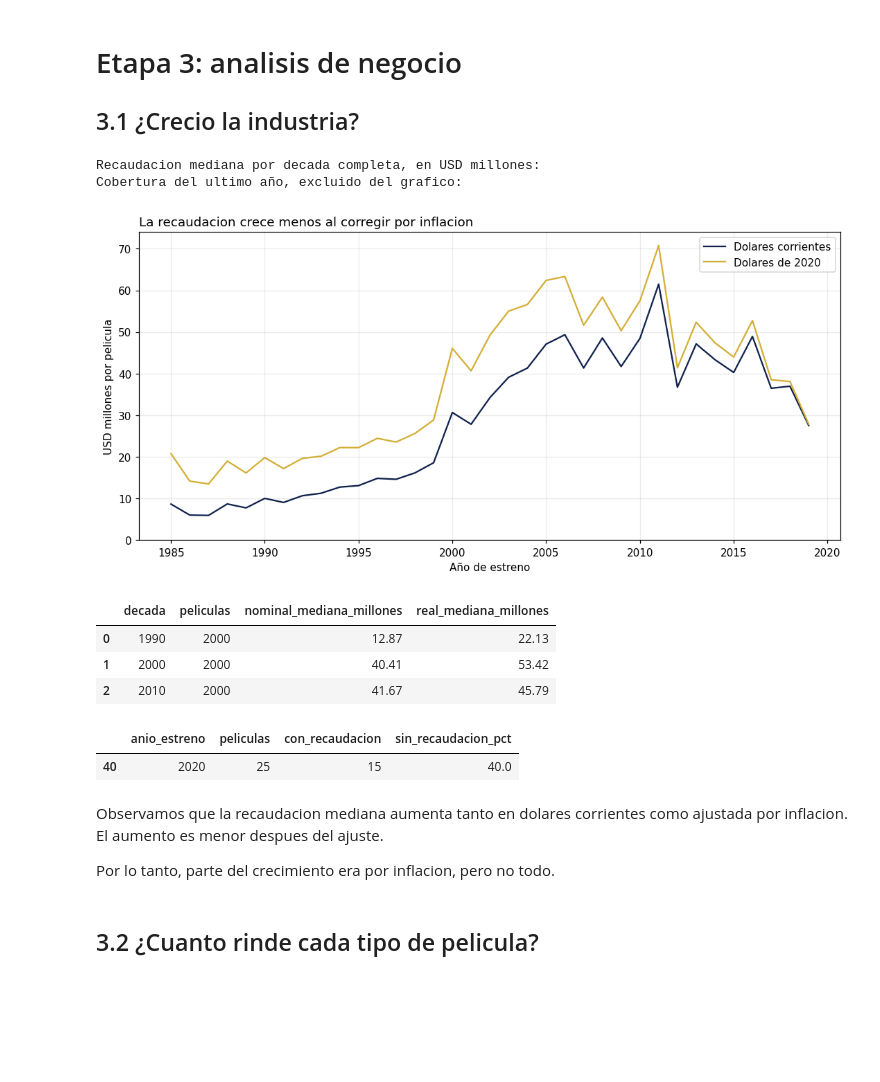
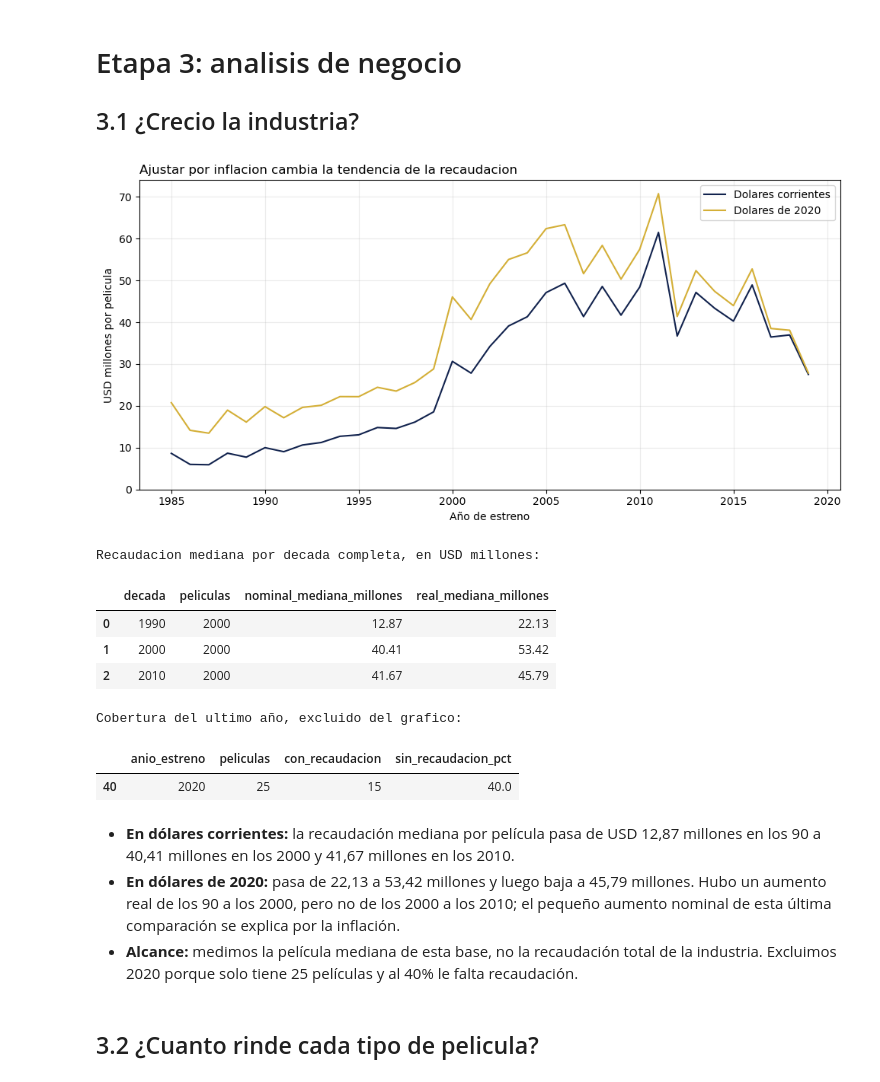
Before and after one commit to ETHARTIC/Programacion-Proyecto, a Jupyter notebook: notebooks/Proyecto_Final_B_Portafolio_Cine.ipynb, the cells around one changed output. Saved outputs shown, nothing was run; the diff lists cells and outputs as text; code cells hidden in the pictures; blank space fills up the shorter version.

```diff
--- a/notebooks/Proyecto_Final_B_Portafolio_Cine.ipynb
+++ b/notebooks/Proyecto_Final_B_Portafolio_Cine.ipynb
@@ -124,6 +101,0 @@ memory usage: 870.0 bytes
-# %%
-peliculas["fecha_estreno"] = pd.to_datetime(
-    peliculas["fecha_estreno"],
-    format="mixed",
-    dayfirst=True
-)
@@ -1621,0 +792,20 @@ Tambien marcamos si la pelicula cumple la regla de 2,5 veces el presupuesto. Con
+# %%
+# Dejamos el resultado como faltante si no hay importes para calcularlo.
+datos['fracaso_2_5x'] = datos.recupero_2_5x.map(
+    {'Si': False, 'No': True}).astype('boolean')
+datos['perdida_roi'] = (datos.roi_salas_estimado < 0).astype('boolean')
+
+comparables_riesgo = datos.loc[
+    datos.fracaso_2_5x.notna() & datos.perdida_roi.notna()]
+resumen_indicadores = pd.DataFrame({
+    'indicador': ['No alcanza 2,5 veces el presupuesto', 'ROI estimado negativo'],
+    'peliculas': [int(comparables_riesgo.fracaso_2_5x.sum()),
+                  int(comparables_riesgo.perdida_roi.sum())],
+})
+resumen_indicadores['porcentaje'] = (
+    100 * resumen_indicadores.peliculas / len(comparables_riesgo)).round(1)
+print('Peliculas con ambos importes:', len(comparables_riesgo))
+display(resumen_indicadores)
+print('Cumplen 2,5 veces, pero tienen ROI negativo:',
+      int((~comparables_riesgo.fracaso_2_5x
+           & comparables_riesgo.perdida_roi).sum()))
@@ -1651,50 +851,50 @@ ax.plot(serie_regular.anio_estreno, serie_regular.nominal_millones,
         label='Dolares corrientes', color=AZUL_GRAFICO)
 ax.plot(serie_regular.anio_estreno, serie_regular.real_millones,
         label='Dolares de 2020', color=DORADO_GRAFICO)
-ax.set_title('La recaudacion crece menos al corregir por inflacion', loc='left')
+ax.set_title('Ajustar por inflacion cambia la tendencia de la recaudacion', loc='left')
 ax.set_xlabel('Año de estreno')
 ax.set_ylabel('USD millones por pelicula')
 ax.set_ylim(0, None)
 ax.legend()
 ax.grid(alpha=0.25)
 fig.tight_layout()
 fig.savefig(carpeta_salidas / '34_grafico.png', dpi=150, bbox_inches='tight')
 plt.show()
 
 # Comparamos decadas completas para resumir la tendencia de las dos series.
 decadas_completas = datos.loc[datos.anio_estreno.between(
     DECADA_COMPARACION_INICIO, ANIO_COBERTURA_REGULAR_FIN)]
 resumen_decadas = decadas_completas.groupby('decada').agg(
     peliculas=('id_pelicula','size'),
     nominal_mediana=('recaudacion_mundial_usd','median'),
     real_mediana=('recaudacion_2020_usd','median')).reset_index()
 resumen_decadas['nominal_mediana_millones'] = (
     resumen_decadas.nominal_mediana / USD_POR_MILLON)
 resumen_decadas['real_mediana_millones'] = (
     resumen_decadas.real_mediana / USD_POR_MILLON)
 
 print('Recaudacion mediana por decada completa, en USD millones:')
 display(resumen_decadas[
     ['decada','peliculas','nominal_mediana_millones',
      'real_mediana_millones']].round(2))
 print('Cobertura del ultimo año, excluido del grafico:')
 display(evolucion.loc[evolucion.anio_estreno == ANIO_BASE_IPC,
                       ['anio_estreno','peliculas','con_recaudacion',
                        'sin_recaudacion_pct']])
 # %% [output]
+[figure, new version]
 Recaudacion mediana por decada completa, en USD millones:
-Cobertura del ultimo año, excluido del grafico:
-[figure, old version]
 |  | decada | peliculas | nominal_mediana_millones | real_mediana_millones |
 | 0 | 1990 | 2000 | 12.87 | 22.13 |
 | 1 | 2000 | 2000 | 40.41 | 53.42 |
 | 2 | 2010 | 2000 | 41.67 | 45.79 |
+Cobertura del ultimo año, excluido del grafico:
 |  | anio_estreno | peliculas | con_recaudacion | sin_recaudacion_pct |
 | 40 | 2020 | 25 | 15 | 40.0 |
 # %% [markdown]
-Observamos que la recaudacion mediana aumenta tanto en dolares corrientes como ajustada por inflacion. El aumento es menor despues del ajuste.
-
-Por lo tanto, parte del crecimiento era por inflacion, pero no todo.
+- **En dólares corrientes:** la recaudación mediana por película pasa de USD 12,87 millones en los 90 a 40,41 millones en los 2000 y 41,67 millones en los 2010.
+- **En dólares de 2020:** pasa de 22,13 a 53,42 millones y luego baja a 45,79 millones. Hubo un aumento real de los 90 a los 2000, pero no de los 2000 a los 2010; el pequeño aumento nominal de esta última comparación se explica por la inflación.
+- **Alcance:** medimos la película mediana de esta base, no la recaudación total de la industria. Excluimos 2020 porque solo tiene 25 películas y al 40% le falta recaudación.
 # %% [markdown]
 ## 3.2 ¿Cuanto rinde cada tipo de pelicula?
 # %%
```
Also changed, not shown: parts of 108 cells of this notebook, 11 other files.
